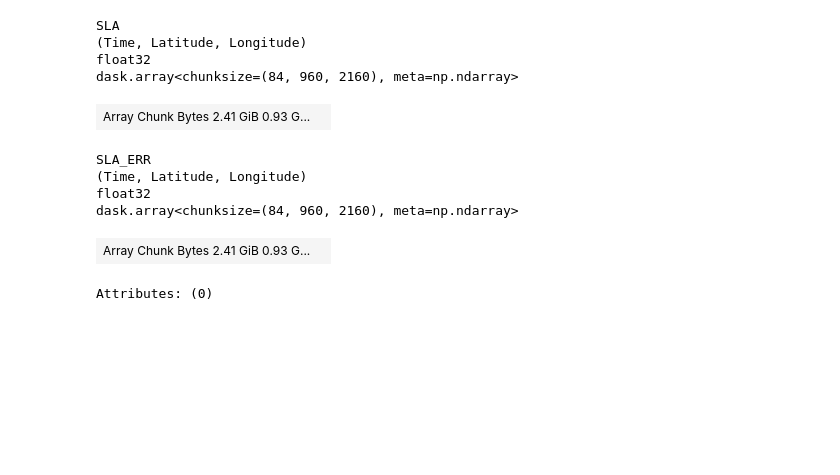
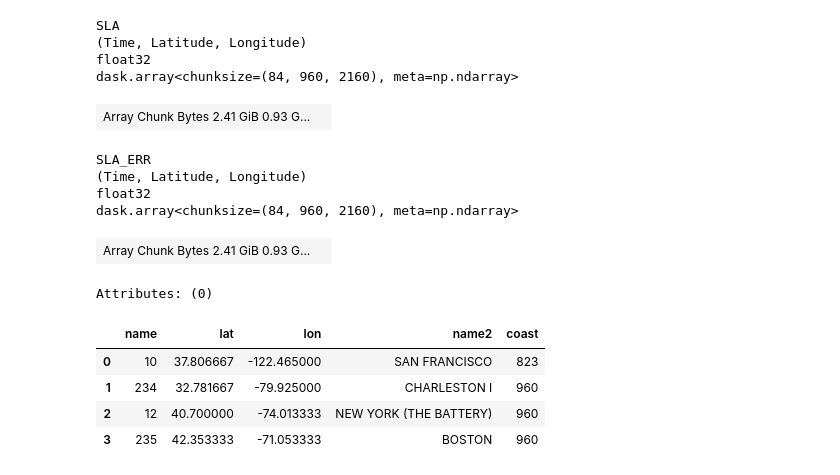
Before and after one commit to clittleaer/pyde_gauge, a Jupyter notebook: code/alt_processing.ipynb, the cells around one changed output. Cells and saved outputs as stored; diff of their text form; code cells hidden in the pictures; blank space fills up the shorter version.

```diff
--- a/code/alt_processing.ipynb
+++ b/code/alt_processing.ipynb
@@ -119,6 +115,18 @@ float32
 dask.array<chunksize=(84, 960, 2160), meta=np.ndarray>
 | Array Chunk Bytes 2.41 GiB 0.93 G... |  |
 Attributes: (0)
+# %%
+tgcsvin="./real_tgs_in_small.csv"
+# tgcsvin="./real_tgs_in_large.csv"
+# tgcsvin="./pseudo_tgs_in.csv"
+tgs_in=pd.read_csv(tgcsvin)
+tgs_in
+# %% [output]
+|  | name | lat | lon | name2 | coast |
+| 0 | 10 | 37.806667 | -122.465000 | SAN FRANCISCO | 823 |
+| 1 | 234 | 32.781667 | -79.925000 | CHARLESTON I | 960 |
+| 2 | 12 | 40.700000 | -74.013333 | NEW YORK (THE BATTERY) | 960 |
+| 3 | 235 | 42.353333 | -71.053333 | BOSTON | 960 |
 # %%
 geolon=alt.Longitude
 geolat=alt.Latitude
```
Also changed, not shown: parts of 9 cells of this notebook, 26 other files.
